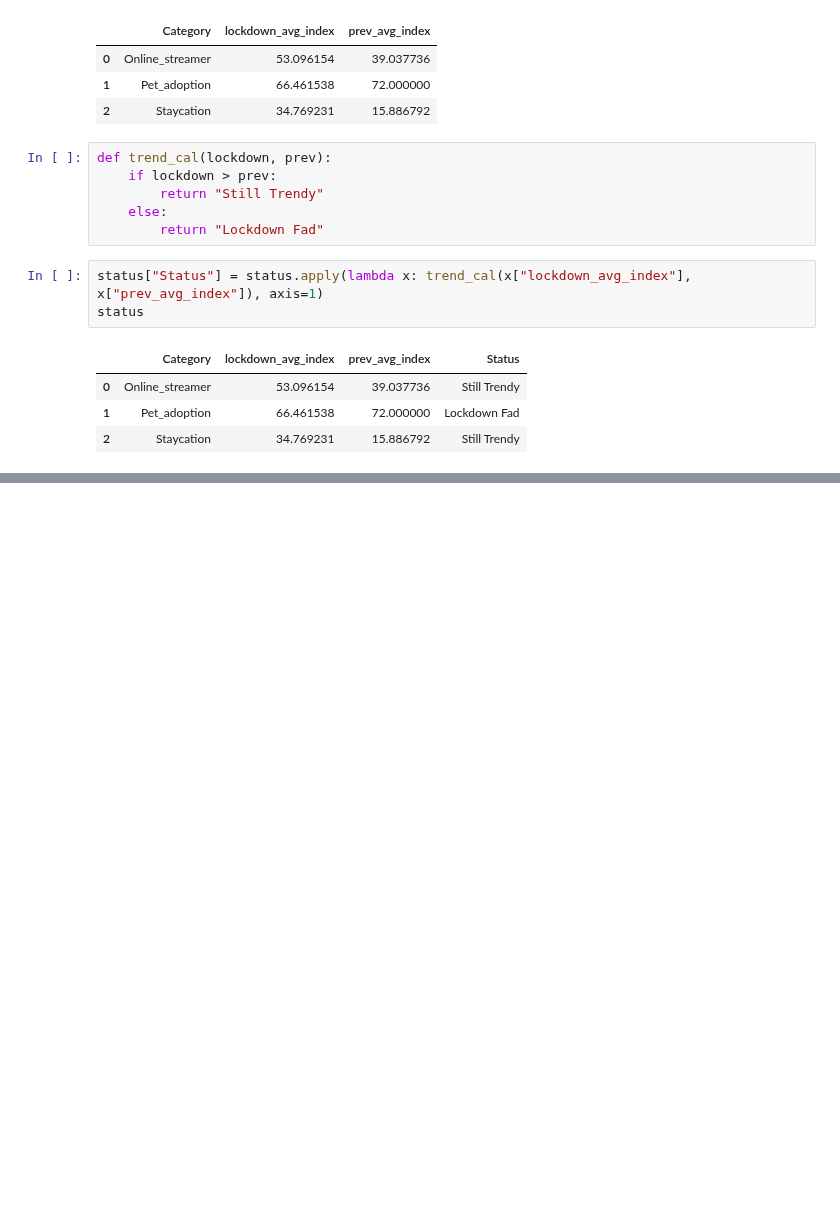
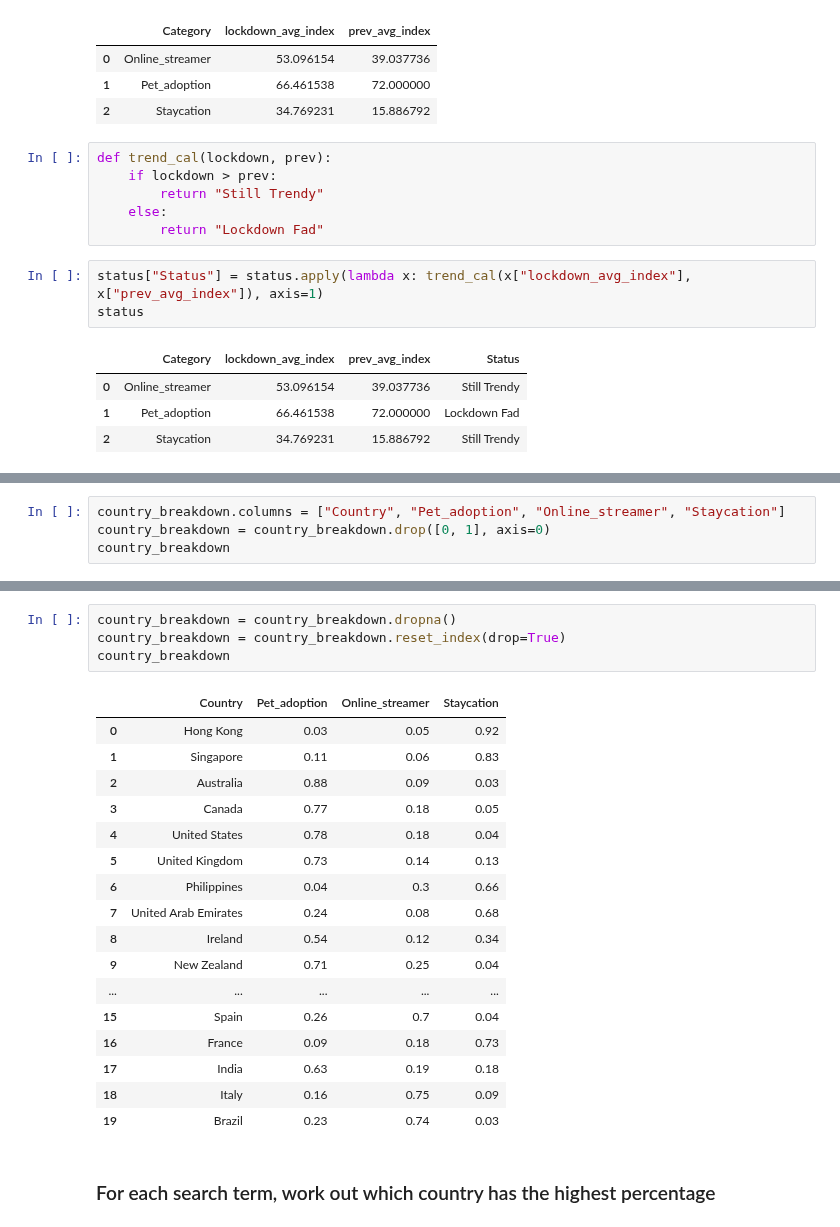
Before and after one commit to hyunjun33/Data_preprocessing, a Jupyter notebook: Preppin' Data 2021 Week 36 Challenge.ipynb, the cells around one changed output, grey strips where cells are left out. Saved outputs shown, nothing was run; the diff lists cells and outputs as text; blank space fills up the shorter version.

```diff
--- a/Preppin' Data 2021 Week 36 Challenge.ipynb
+++ b/Preppin' Data 2021 Week 36 Challenge.ipynb
@@ -229,0 +232,4 @@ status
+# %%
+country_breakdown.columns = ["Country", "Pet_adoption", "Online_streamer", "Staycation"]
+country_breakdown = country_breakdown.drop([0, 1], axis=0)
+country_breakdown
@@ -229,0 +250,24 @@ status
+# %%
+country_breakdown = country_breakdown.dropna()
+country_breakdown = country_breakdown.reset_index(drop=True)
+country_breakdown
+# %% [output]
+|  | Country | Pet_adoption | Online_streamer | Staycation |
+| 0 | Hong Kong | 0.03 | 0.05 | 0.92 |
+| 1 | Singapore | 0.11 | 0.06 | 0.83 |
+| 2 | Australia | 0.88 | 0.09 | 0.03 |
+| 3 | Canada | 0.77 | 0.18 | 0.05 |
+| 4 | United States | 0.78 | 0.18 | 0.04 |
+| 5 | United Kingdom | 0.73 | 0.14 | 0.13 |
+| 6 | Philippines | 0.04 | 0.3 | 0.66 |
+| 7 | United Arab Emirates | 0.24 | 0.08 | 0.68 |
+| 8 | Ireland | 0.54 | 0.12 | 0.34 |
+| 9 | New Zealand | 0.71 | 0.25 | 0.04 |
+| ... | ... | ... | ... | ... |
+| 15 | Spain | 0.26 | 0.7 | 0.04 |
+| 16 | France | 0.09 | 0.18 | 0.73 |
+| 17 | India | 0.63 | 0.19 | 0.18 |
+| 18 | Italy | 0.16 | 0.75 | 0.09 |
+| 19 | Brazil | 0.23 | 0.74 | 0.03 |
+# %% [markdown]
+### For each search term, work out which country has the highest percentage
```
Also changed, not shown: parts of 10 cells of this notebook.
